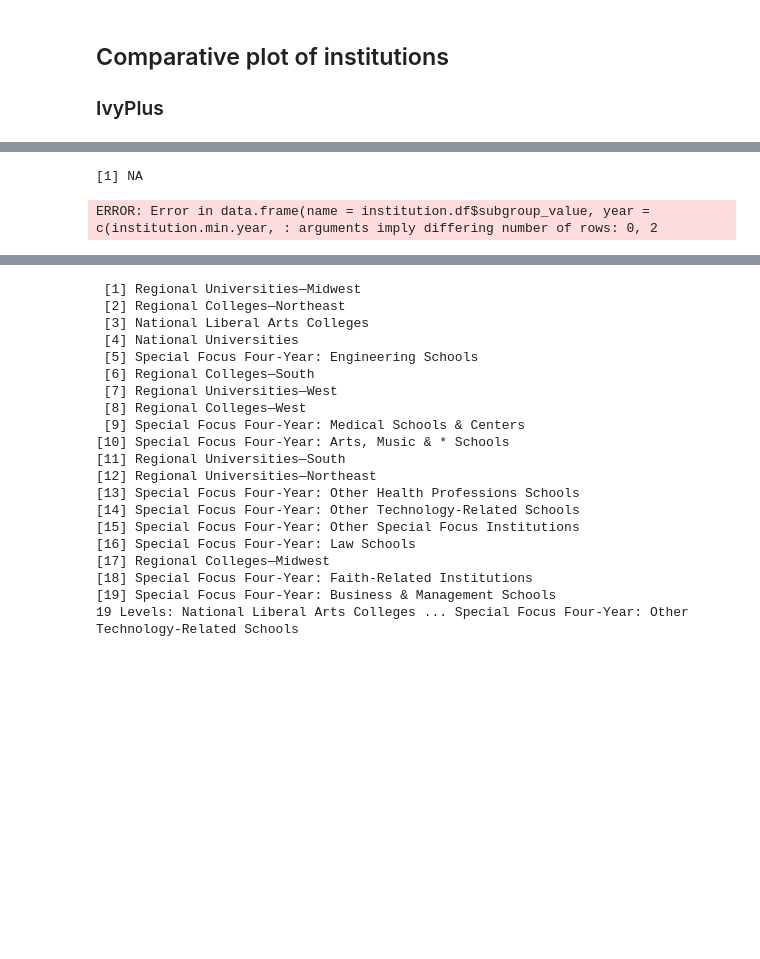
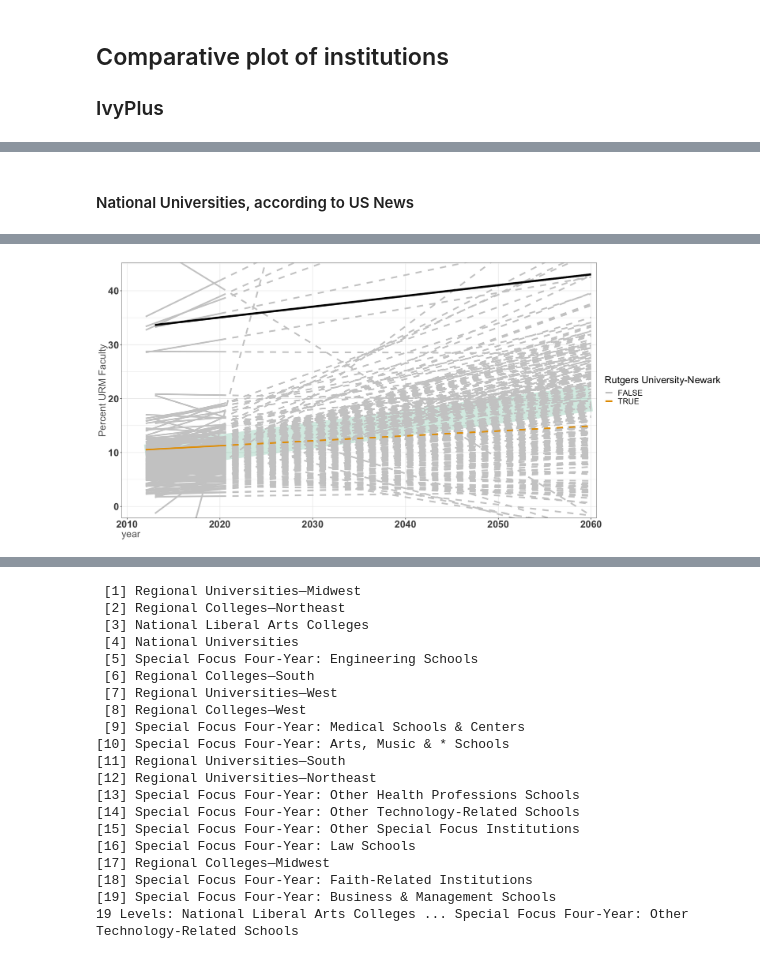
Before and after one commit to natematias/US-Faculty-Diversity-Projections, a Jupyter notebook: data/Paper Analysis and Data.R.ipynb, the cells around one changed output, grey strips where cells are left out. Drawn from its saved outputs; the diff is of its cells as text; code cells hidden in the pictures; blank space fills up the shorter version.

```diff
--- a/data/Paper Analysis and Data.R.ipynb
+++ b/data/Paper Analysis and Data.R.ipynb
@@ -390,8 +382,10 @@ institution.group.chart(subset(institution.models.df, ivy_plus=="True" & dv==dv.
+# %% [markdown]
+#### National Universities, according to US News
 # %%
-dv.var = "tenured_un_tenured_black_latino_american_indian_alaska_native_hawaiian_pacific_multiracial_total_pct"
+dv.var = "tenured_un_tenured_black_latino_american_indian_alaska_native_hawaiian_pacific_multiracial_pct"
 institution.group.chart(subset(institution.models.df, usnews_category=="National Universities" & dv==dv.var),
-                        ivyplus.models.df,
+                        usnews.models.df,
                         "National Universities",
                         "National Universities",
-                        "Cornell University")
+                        "Rutgers University-Newark")
 # %% [output]
@@ -400,2 +392 @@ Warning message in max(subset.dv.df$max_year):
-[1] NA
-ERROR: Error in data.frame(name = institution.df$subgroup_value, year = c(institution.min.year, : arguments imply differing number of rows: 0, 2
+[figure, added]
```
Also changed, not shown: parts of 11 cells of this notebook.
